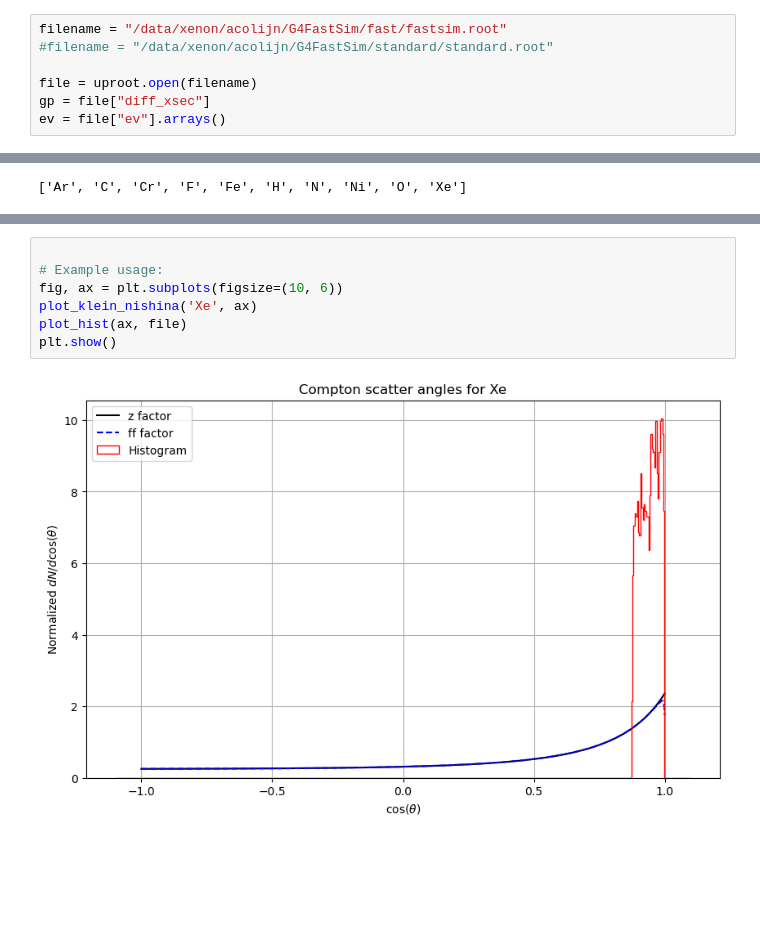
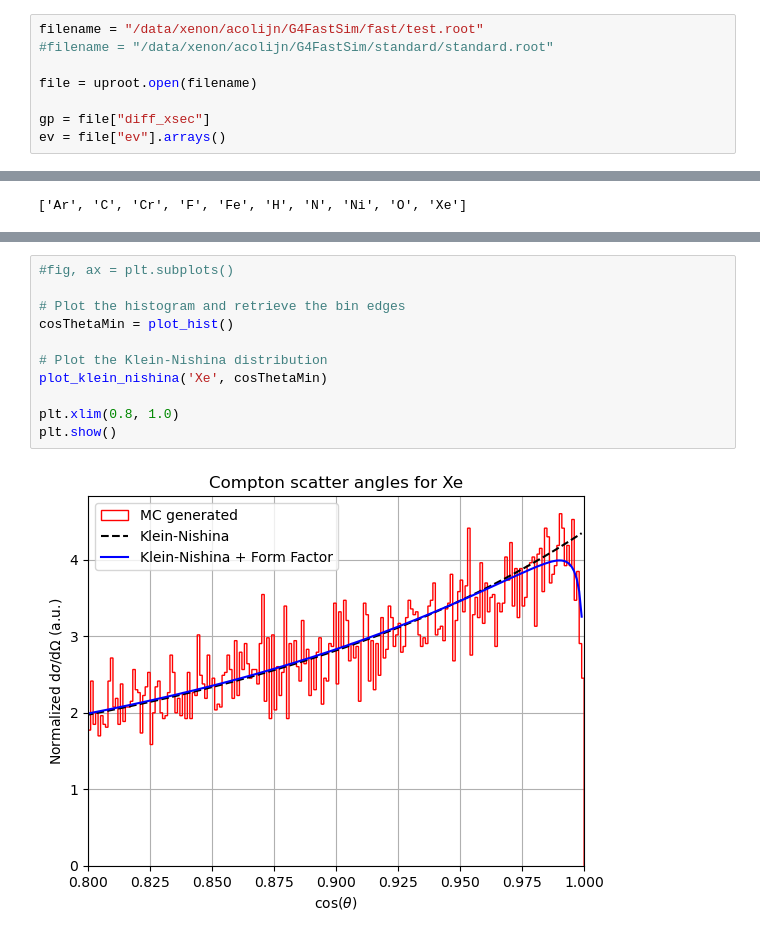
Before and after one commit to acolijn/G4FastSim, a Jupyter notebook: notebook/xsec_plot.ipynb, the cells around one changed output, grey strips where cells are left out. Cells and saved outputs as stored; diff of their text form; blank space fills up the shorter version.

```diff
--- a/notebook/xsec_plot.ipynb
+++ b/notebook/xsec_plot.ipynb
@@ -4,10 +4,11 @@ import matplotlib.pyplot as plt
 import uproot
 import awkward as ak
 # %%
-filename = "/data/xenon/acolijn/G4FastSim/fast/fastsim.root"
+filename = "/data/xenon/acolijn/G4FastSim/fast/test.root"
 #filename = "/data/xenon/acolijn/G4FastSim/standard/standard.root"
 
 file = uproot.open(filename)
+
 gp = file["diff_xsec"]
 ev = file["ev"].arrays()
 # %%
@@ -58,9 +80,13 @@ def plot_hist(ax, file, normalize=True):
-# %%
-
-# Example usage:
-fig, ax = plt.subplots(figsize=(10, 6))
-plot_klein_nishina('Xe', ax)
-plot_hist(ax, file)
-plt.show()
-# %% [output]
-[figure, removed]
+# %%
+#fig, ax = plt.subplots()
+
+# Plot the histogram and retrieve the bin edges
+cosThetaMin = plot_hist()
+
+# Plot the Klein-Nishina distribution
+plot_klein_nishina('Xe', cosThetaMin)
+
+plt.xlim(0.8, 1.0)
+plt.show()
+# %% [output]
+[figure, added]
```
Also changed, not shown: parts of 1 cell of this notebook, 10 other files.
